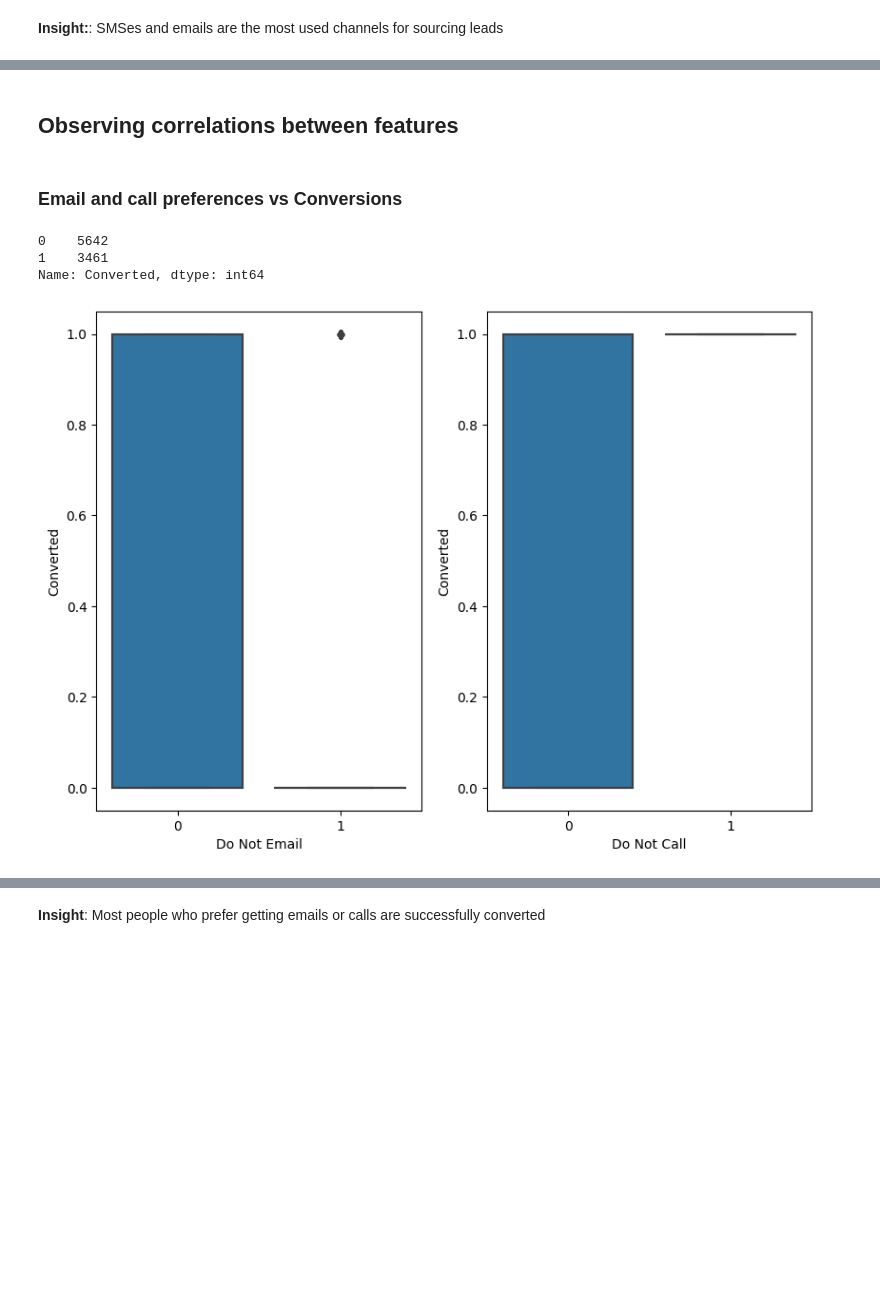
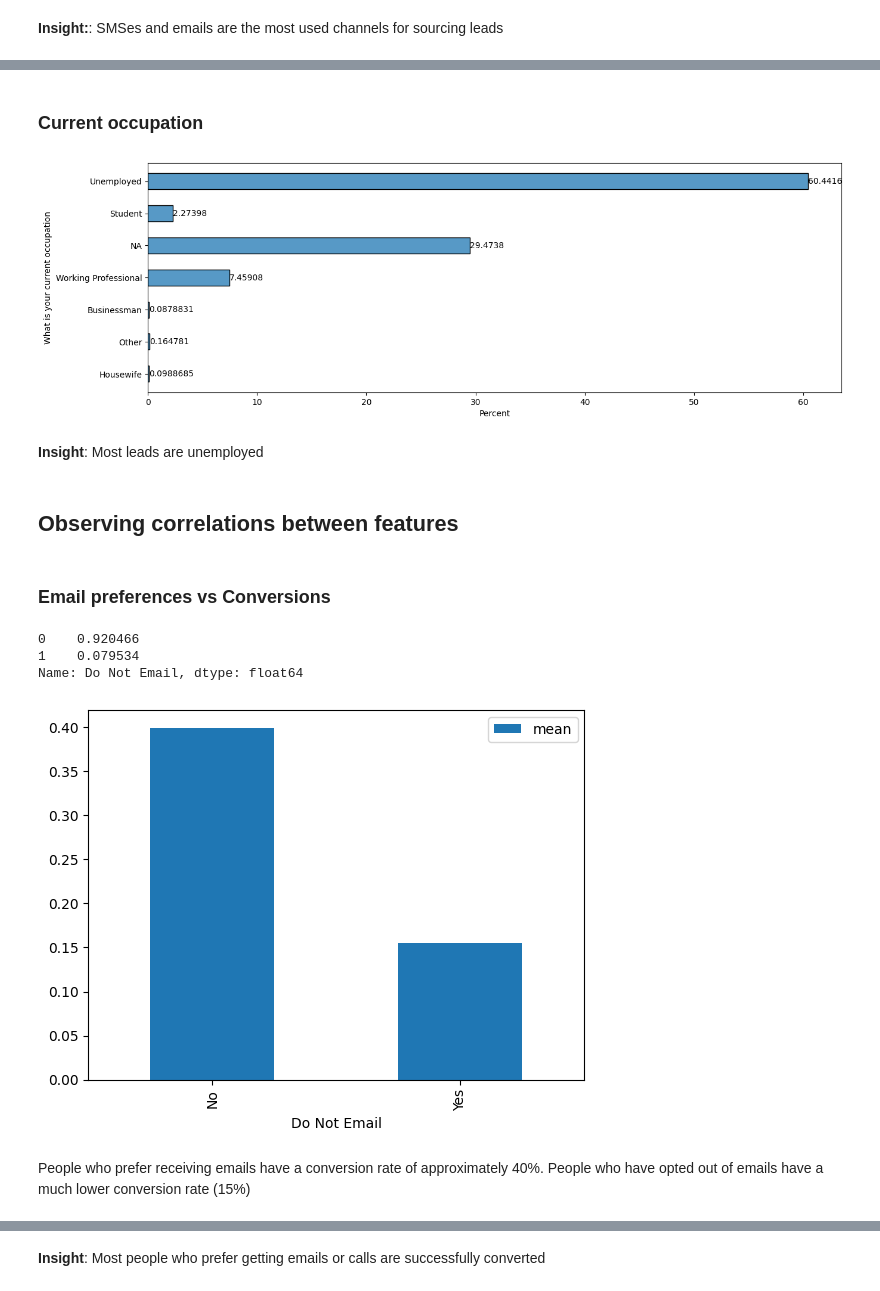
Before and after one commit to booleanhunter/lucrative-learners, a Jupyter notebook: solution.ipynb, the cells around one changed output, grey strips where cells are left out. Cells and saved outputs as stored; diff of their text form; code cells hidden in the pictures; blank space fills up the shorter version.

```diff
--- a/solution.ipynb
+++ b/solution.ipynb
@@ -493,22 +500,28 @@ Most people are okay with getting emails and phone calls.
+# %% [markdown]
+### Current occupation
+# %%
+plt.figure(figsize=[15,5])
+ax = sns.histplot(y='What is your current occupation', data=leads_df, stat="percent", shrink=0.5)
+ax.bar_label(ax.containers[1])
+plt.show()
+# %% [output]
+[figure, added]
+# %% [markdown]
+**Insight**: Most leads are unemployed
 # %% [markdown]
 ## Observing correlations between features
 # %% [markdown]
-### Email and call preferences vs Conversions
+### Email preferences vs Conversions
-# %%
-leads_data.Converted.value_counts()
-# %% [output]
-0    5642
-1    3461
-Name: Converted, dtype: int64
-# %%
-plt.figure(figsize=[15,15])
-
-plt.subplot(2,3,1)
-sns.boxplot(x = 'Do Not Email', y = 'Converted', data = leads_data)
-
-plt.subplot(2,3,2)
-sns.boxplot(x = 'Do Not Call', y = 'Converted', data = leads_data)
-
-plt.show()
-# %% [output]
-[figure, removed]
+# %%
+leads_df["Do Not Email"].value_counts(normalize=True)
+# %% [output]
+0    0.920466
+1    0.079534
+Name: Do Not Email, dtype: float64
+# %%
+leads_df.groupby("Do Not Email")["Converted"].aggregate(["mean"]).plot.bar()
+plt.show()
+# %% [output]
+[figure, added]
+# %% [markdown]
+People who prefer receiving emails have a conversion rate of approximately 40%. People who have opted out of emails have a much lower conversion rate (15%)
```
Also changed, not shown: parts of 197 cells of this notebook.
